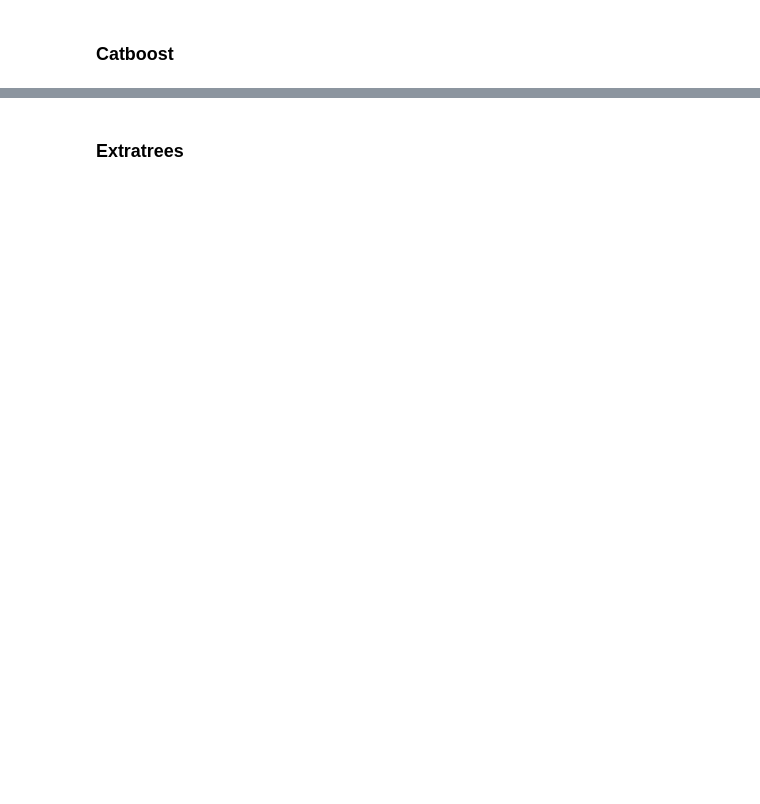
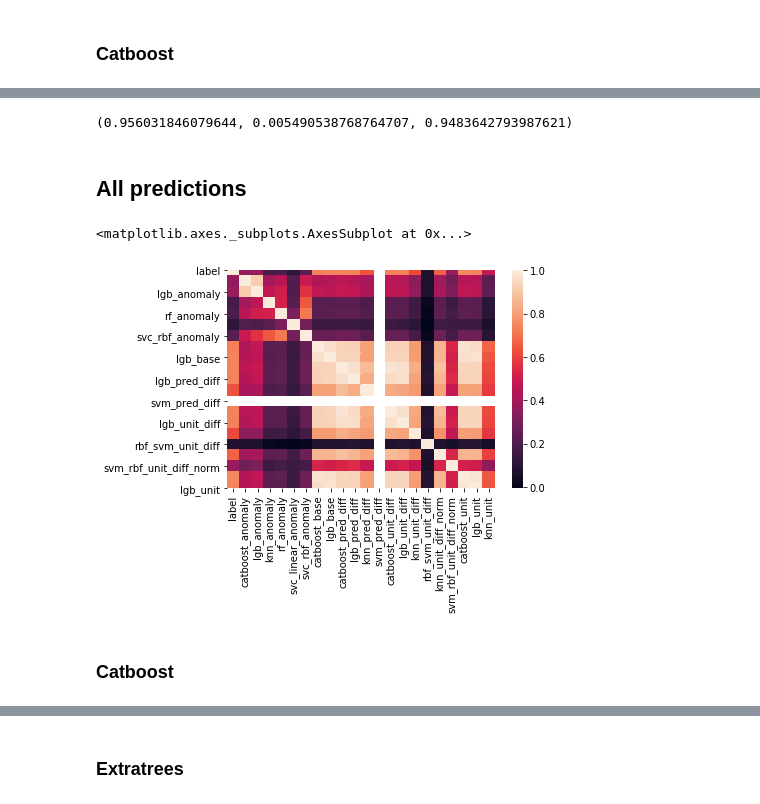
Before and after one commit to heshanpadmasiri/ride-fare, a Jupyter notebook: stack_2.ipynb, the cells around one changed output, grey strips where cells are left out. Saved outputs shown, nothing was run; the diff lists cells and outputs as text; code cells hidden in the pictures; blank space fills up the shorter version.

```diff
--- a/stack_2.ipynb
+++ b/stack_2.ipynb
@@ -1104,0 +1884,25 @@ array([1, 1, 1, ..., 1, 1, 1])
+# %%
+np.mean(validation_scores), np.std(validation_scores), min(validation_scores)
+# %% [output]
+(0.956031846079644, 0.005490538768764707, 0.9483642793987621)
+# %% [markdown]
+## All predictions
+# %%
+features = model_predictions_test.columns
+cat_cols = [
+    'knn_anomaly',
+    'rf_anomaly',
+    'svc_linear_anomaly',
+    'svc_rbf_anomaly',
+    'knn_pred_diff',
+    'svm_pred_diff',
+    'knn_unit_diff',
+    'rbf_svm_unit_diff',
+    'knn_unit_diff_norm',
+    'svm_rbf_unit_diff_norm',
+    'knn_unit'
+]
+# %%
+for each in cat_cols:
+    model_predictions_train[each] = model_predictions_train[each].astype(int)
+    model_predictions_test[each] = model_predictions_test[each].astype(int)
@@ -1104,0 +1913,7 @@ array([1, 1, 1, ..., 1, 1, 1])
+# %%
+sns.heatmap(model_predictions_train.corr())
+# %% [output]
+<matplotlib.axes._subplots.AxesSubplot at 0x...>
+[figure, added]
+# %% [markdown]
+### Catboost
```
Also changed, not shown: parts of 122 cells of this notebook, 2 other files.
